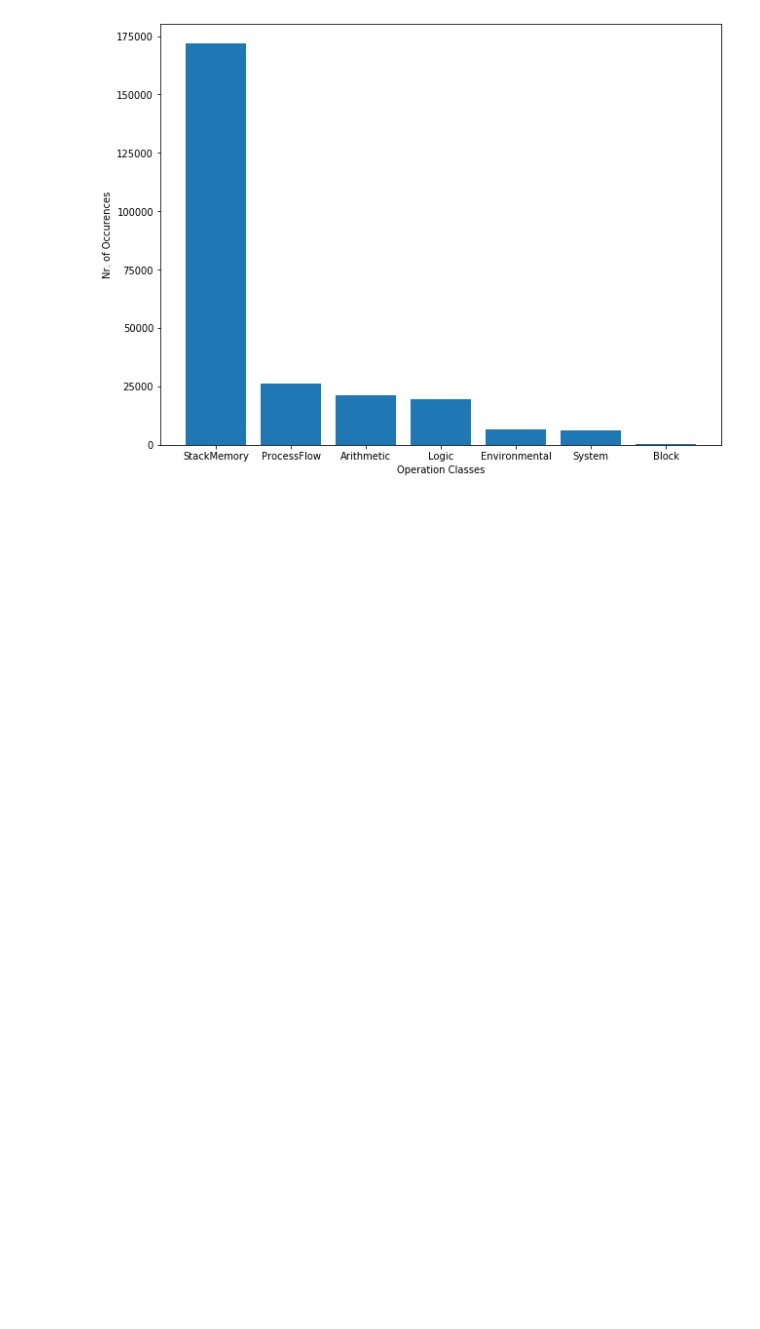
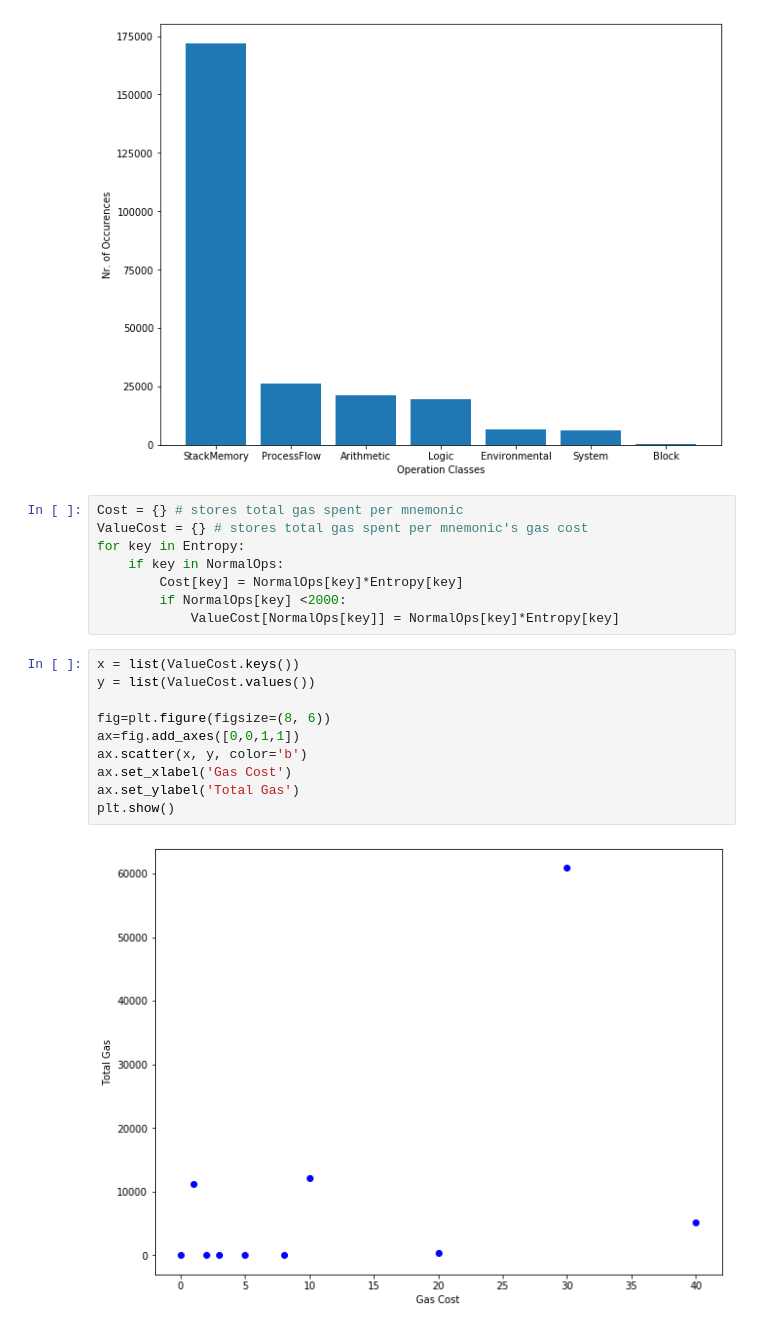
Before and after one commit to lukaqwe/EAOSCO, a Jupyter notebook: plots.ipynb, the cells around one changed output. Drawn from its saved outputs; the diff is of its cells as text; blank space fills up the shorter version.

Commit message:
Add entropy analysis per contract

```diff
--- a/plots.ipynb
+++ b/plots.ipynb
@@ -87,3 +85,23 @@ ax.set_ylabel('Nr. of Occurences')
 plt.show()
 # %% [output]
 [figure]
+# %%
+Cost = {} # stores total gas spent per mnemonic
+ValueCost = {} # stores total gas spent per mnemonic's gas cost
+for key in Entropy:
+    if key in NormalOps:
+        Cost[key] = NormalOps[key]*Entropy[key]
+        if NormalOps[key] <2000:
+            ValueCost[NormalOps[key]] = NormalOps[key]*Entropy[key]
+# %%
+x = list(ValueCost.keys())
+y = list(ValueCost.values())
+
+fig=plt.figure(figsize=(8, 6))
+ax=fig.add_axes([0,0,1,1])
+ax.scatter(x, y, color='b')
+ax.set_xlabel('Gas Cost')
+ax.set_ylabel('Total Gas')
+plt.show()
+# %% [output]
+[figure, added]
```
Also changed, not shown: parts of 3 cells of this notebook, 15 other files.
